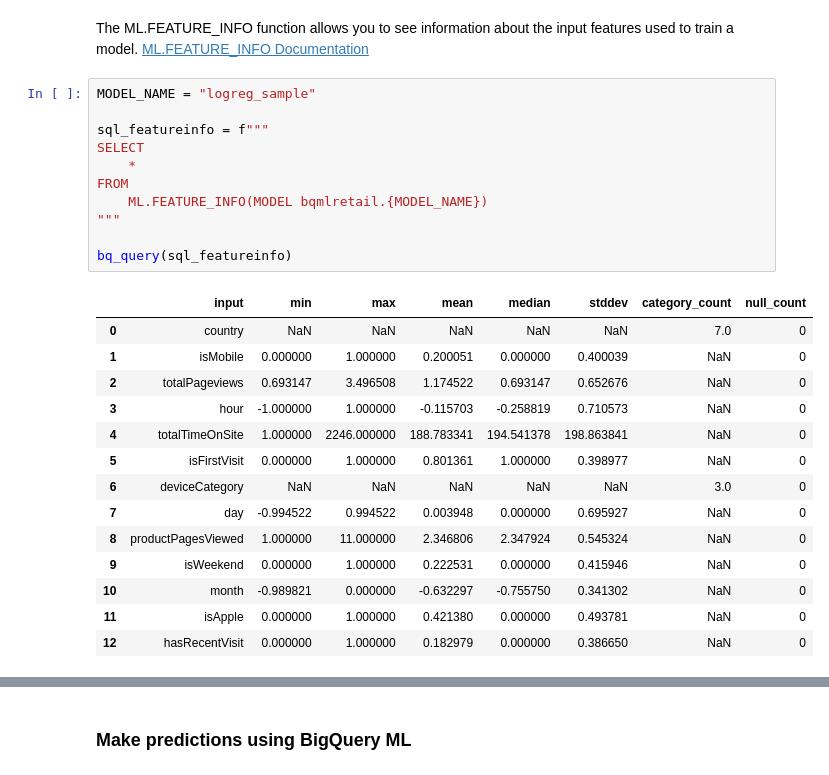
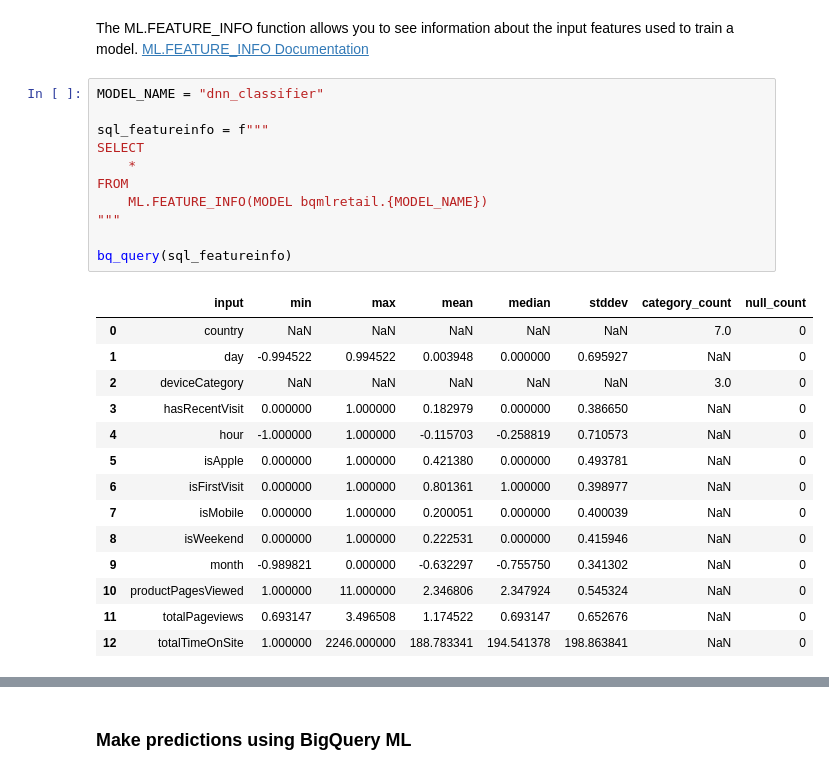
Before and after one commit to guedes-joaofelipe/online-retail-store, a Jupyter notebook: google_analytics_sample_bqml_python.ipynb, the cells around one changed output, grey strips where cells are left out. Saved outputs shown, nothing was run; the diff lists cells and outputs as text.

```diff
--- a/google_analytics_sample_bqml_python.ipynb
+++ b/google_analytics_sample_bqml_python.ipynb
@@ -546,31 +522,31 @@ FROM
 # %% [markdown]
 The ML.FEATURE_INFO function allows you to see information about the input features used to train a model. [ML.FEATURE_INFO Documentation](https://cloud.google.com/bigquery-ml/docs/reference/standard-sql/bigqueryml-syntax-feature)
 # %%
-MODEL_NAME = "logreg_sample"
+MODEL_NAME = "dnn_classifier"
 
 sql_featureinfo = f"""
 SELECT
     *
 FROM
     ML.FEATURE_INFO(MODEL bqmlretail.{MODEL_NAME})
 """
 
 bq_query(sql_featureinfo)
 # %% [output]
 |  | input | min | max | mean | median | stddev | category_count | null_count |
 | 0 | country | NaN | NaN | NaN | NaN | NaN | 7.0 | 0 |
-| 1 | isMobile | 0.000000 | 1.000000 | 0.200051 | 0.000000 | 0.400039 | NaN | 0 |
-| 2 | totalPageviews | 0.693147 | 3.496508 | 1.174522 | 0.693147 | 0.652676 | NaN | 0 |
-| 3 | hour | -1.000000 | 1.000000 | -0.115703 | -0.258819 | 0.710573 | NaN | 0 |
-| 4 | totalTimeOnSite | 1.000000 | 2246.000000 | 188.783341 | 194.541378 | 198.863841 | NaN | 0 |
-| 5 | isFirstVisit | 0.000000 | 1.000000 | 0.801361 | 1.000000 | 0.398977 | NaN | 0 |
-| 6 | deviceCategory | NaN | NaN | NaN | NaN | NaN | 3.0 | 0 |
-| 7 | day | -0.994522 | 0.994522 | 0.003948 | 0.000000 | 0.695927 | NaN | 0 |
-| 8 | productPagesViewed | 1.000000 | 11.000000 | 2.346806 | 2.347924 | 0.545324 | NaN | 0 |
-| 9 | isWeekend | 0.000000 | 1.000000 | 0.222531 | 0.000000 | 0.415946 | NaN | 0 |
-| 10 | month | -0.989821 | 0.000000 | -0.632297 | -0.755750 | 0.341302 | NaN | 0 |
-| 11 | isApple | 0.000000 | 1.000000 | 0.421380 | 0.000000 | 0.493781 | NaN | 0 |
-| 12 | hasRecentVisit | 0.000000 | 1.000000 | 0.182979 | 0.000000 | 0.386650 | NaN | 0 |
+| 1 | day | -0.994522 | 0.994522 | 0.003948 | 0.000000 | 0.695927 | NaN | 0 |
+| 2 | deviceCategory | NaN | NaN | NaN | NaN | NaN | 3.0 | 0 |
+| 3 | hasRecentVisit | 0.000000 | 1.000000 | 0.182979 | 0.000000 | 0.386650 | NaN | 0 |
+| 4 | hour | -1.000000 | 1.000000 | -0.115703 | -0.258819 | 0.710573 | NaN | 0 |
+| 5 | isApple | 0.000000 | 1.000000 | 0.421380 | 0.000000 | 0.493781 | NaN | 0 |
+| 6 | isFirstVisit | 0.000000 | 1.000000 | 0.801361 | 1.000000 | 0.398977 | NaN | 0 |
+| 7 | isMobile | 0.000000 | 1.000000 | 0.200051 | 0.000000 | 0.400039 | NaN | 0 |
+| 8 | isWeekend | 0.000000 | 1.000000 | 0.222531 | 0.000000 | 0.415946 | NaN | 0 |
+| 9 | month | -0.989821 | 0.000000 | -0.632297 | -0.755750 | 0.341302 | NaN | 0 |
+| 10 | productPagesViewed | 1.000000 | 11.000000 | 2.346806 | 2.347924 | 0.545324 | NaN | 0 |
+| 11 | totalPageviews | 0.693147 | 3.496508 | 1.174522 | 0.693147 | 0.652676 | NaN | 0 |
+| 12 | totalTimeOnSite | 1.000000 | 2246.000000 | 188.783341 | 194.541378 | 198.863841 | NaN | 0 |
 # %% [markdown]
 <a id="predictions"></a>
 # %% [markdown]
```
Also changed, not shown: parts of 13 cells of this notebook.
